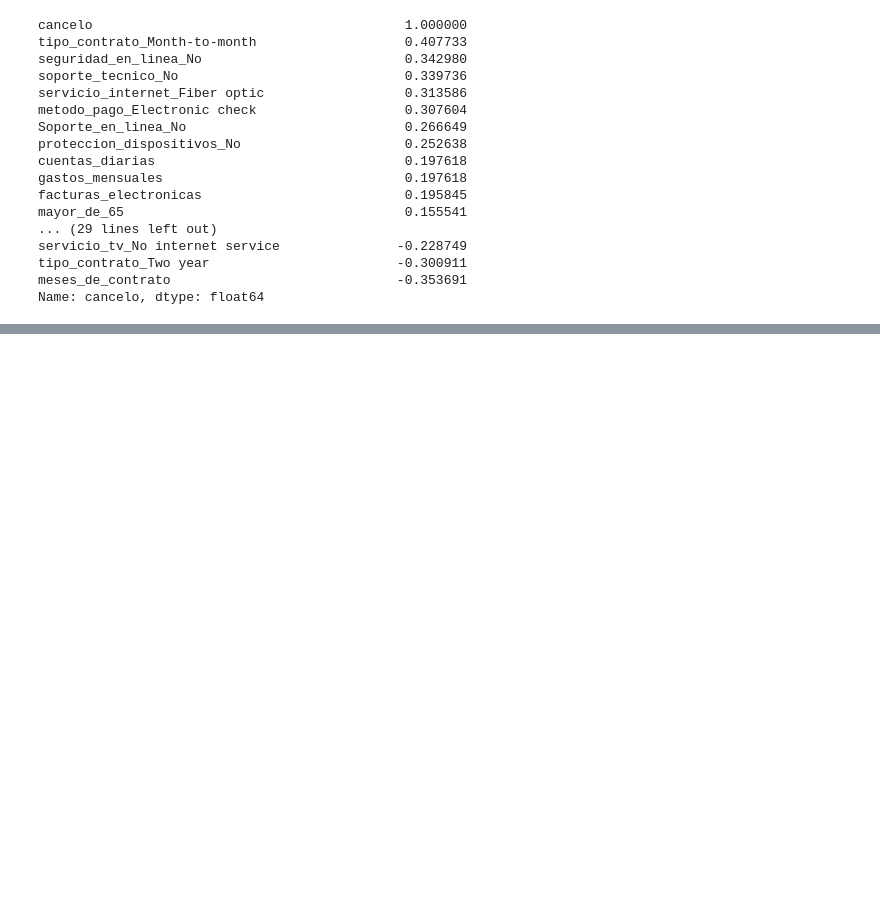
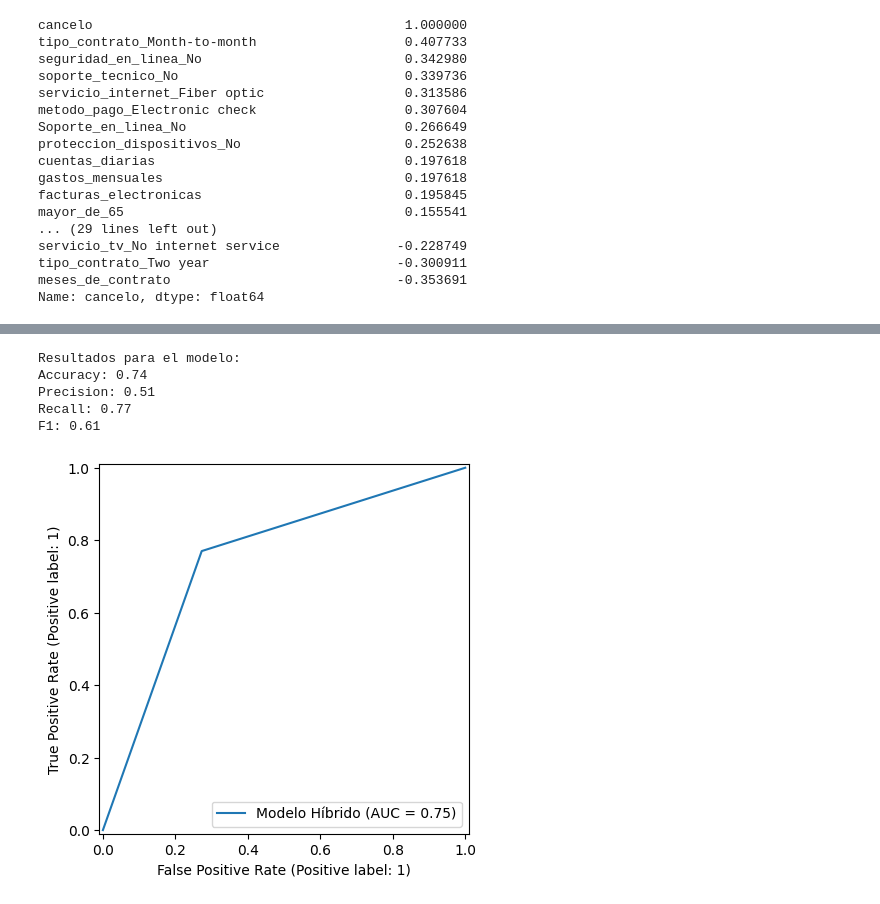
Before and after one commit to sandrazuniga/Challenge_TelecomX_Parte2, a Jupyter notebook: TelecomX_Parte2_LATAM.ipynb, the cells around one changed output, grey strips where cells are left out. Saved outputs shown, nothing was run; the diff lists cells and outputs as text; code cells hidden in the pictures; blank space fills up the shorter version.

```diff
--- a/TelecomX_Parte2_LATAM.ipynb
+++ b/TelecomX_Parte2_LATAM.ipynb
@@ -1224,0 +1337,19 @@ Selected features: ['genero_Female', 'genero_Male', 'servicio_telefonico_No', 's
+# %%
+from sklearn.ensemble import GradientBoostingClassifier
+
+# Initialize and train the Gradient Boosting Classifier model with balanced data
+modelo_gb = GradientBoostingClassifier(
+    n_estimators=100,
+    learning_rate=0.1,
+    max_depth=3,
+    subsample=0.8,
+    random_state=42
+)
+
+modelo_gb.fit(X_train_bal[selected_features], y_train_bal)
+
+# Predict on the test set using the selected features
+y_modelo_gb = modelo_gb.predict(X_test_df_no_id[selected_features])
+
+# Evaluate the model
+evaluar_modelo(y_test, y_modelo_gb)
@@ -1224,0 +1407,51 @@ Selected features: ['genero_Female', 'genero_Male', 'servicio_telefonico_No', 's
+# %%
+from sklearn.ensemble import VotingClassifier
+from sklearn.ensemble import RandomForestClassifier, GradientBoostingClassifier
+import numpy as np
+from sklearn.metrics import RocCurveDisplay
+
+
+# Initialize the models (already initialized in previous cells)
+# modelo_rf = RandomForestClassifier(
+#     n_estimators=50,
+#     max_depth=100,
+#     min_samples_split=5,
+#     min_samples_leaf=10,
+#     max_features='log2',
+#     class_weight='balanced',
+#     random_state=42
+# )
+
+# modelo_gb = GradientBoostingClassifier(
+#     n_estimators=100,
+#     learning_rate=0.1,
+#     max_depth=3,
+#     subsample=0.8,
+#     random_state=42
+# )
+
+# Initialize the Voting Classifier
+modelo_voto = VotingClassifier(estimators=[('rf', modelo_rf), ('gb', modelo_gb)], voting='soft')
+
+# Train the Voting Classifier model with the selected features and balanced data
+modelo_voto.fit(X_train_bal[selected_features], y_train_bal)
+
+# Predict probabilities on the test set using the selected features
+y_proba = modelo_voto.predict_proba(X_test_df_no_id[selected_features])[:, 1]
+
+# Define the threshold and predict
+umbral = 0.45
+y_pred = (y_proba >= umbral).astype(int)
+
+# Evaluate the model
+evaluar_modelo(y_test, y_pred)
+
+# Plot ROC curve
+RocCurveDisplay.from_predictions(y_test, y_pred, name = 'Modelo Híbrido');
+# %% [output]
+Resultados para el modelo:
+Accuracy: 0.74
+Precision: 0.51
+Recall: 0.77
+F1: 0.61
+[figure, added]
```
Also changed, not shown: parts of 12 cells of this notebook.
